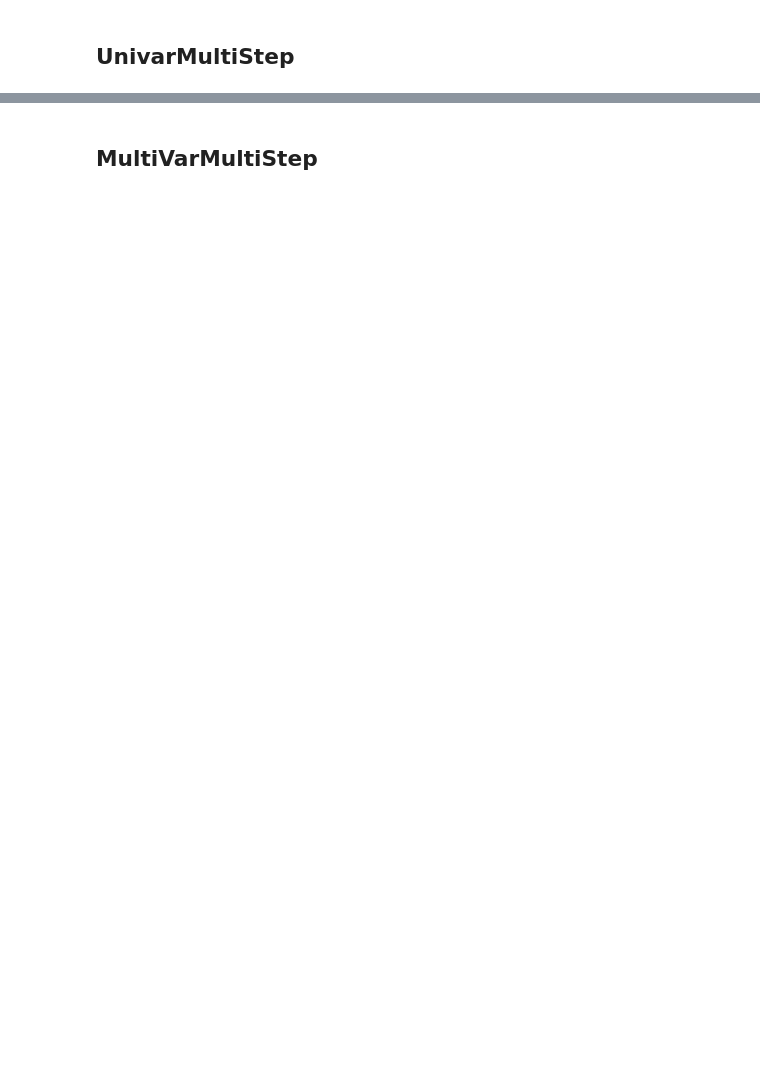
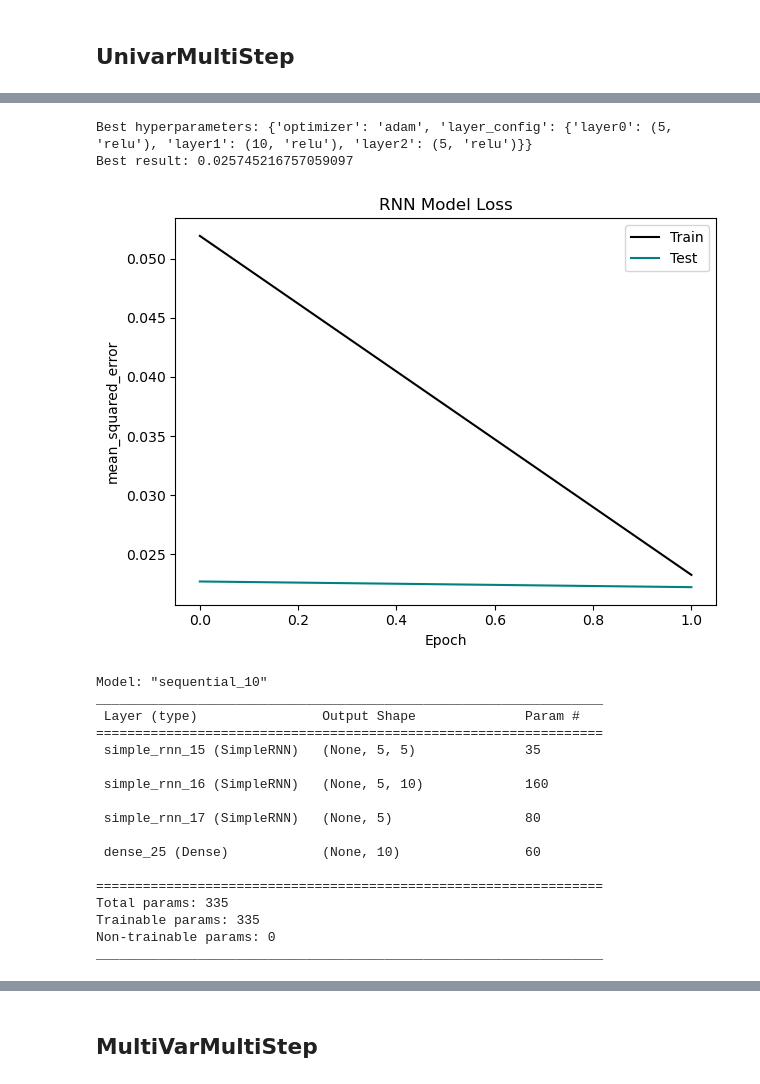
Before and after one commit to maxmekiska/ImbriumTesting-Demo, a Jupyter notebook: TestAll.ipynb, the cells around one changed output, grey strips where cells are left out. Drawn from its saved outputs; the diff is of its cells as text; code cells hidden in the pictures; blank space fills up the shorter version.

```diff
--- a/TestAll.ipynb
+++ b/TestAll.ipynb
@@ -25,0 +137,21 @@ predictor2.model_blueprint()
+# %%
+predictor2 = OptimizePureUni(steps_past=5, steps_future=10, data=data, scale='normalize')
+
+@seeker(optimizer_range=["adam", "sgd"],
+        layer_config_range= [
+            {'layer0': (5, 'relu'), 'layer1': (10,'relu'), 'layer2': (5, 'relu')},
+            {'layer0': (2, 'relu'), 'layer1': (5, 'relu'), 'layer2': (2, 'relu')},
+            {'layer0': (100, 'relu'), 'layer1': (50, 'relu'), 'layer2': (25, 'relu')}
+        ],
+        optimization_target='minimize', n_trials = 4)
+def create_fit_model(predictor: object, *args, **kwargs):
+    return predictor.create_fit_rnn(*args, **kwargs)
+
+create_fit_model(predictor2, loss='mean_squared_error', metrics='mean_squared_error', epochs=2,
+                 show_progress=0, validation_split=0.20, monitor='val_loss', patience=2, min_delta=0, verbose=1
+                )
+
+predictor2.show_performance()
+predictor2.predict(data.tail(5))
+predictor2.model_blueprint()
+# %% [output]
@@ -26,2 +163,22 @@ predictor2.model_blueprint()
+Best hyperparameters: {'optimizer': 'adam', 'layer_config': {'layer0': (5, 'relu'), 'layer1': (10, 'relu'), 'layer2': (5, 'relu')}}
+Best result: 0.025745216757059097
+[figure, added]
+Model: "sequential_10"
+_________________________________________________________________
+ Layer (type)                Output Shape              Param #
+=================================================================
+ simple_rnn_15 (SimpleRNN)   (None, 5, 5)              35
+
+ simple_rnn_16 (SimpleRNN)   (None, 5, 10)             160
+
+ simple_rnn_17 (SimpleRNN)   (None, 5)                 80
+
+ dense_25 (Dense)            (None, 10)                60
+
+=================================================================
+Total params: 335
+Trainable params: 335
+Non-trainable params: 0
+_________________________________________________________________
 # %%
 predictor3 = PureUni(steps_past =  5, steps_future = 10, data = data, scale = 'standard')
```
Also changed, not shown: parts of 87 cells of this notebook, 1 other file.
